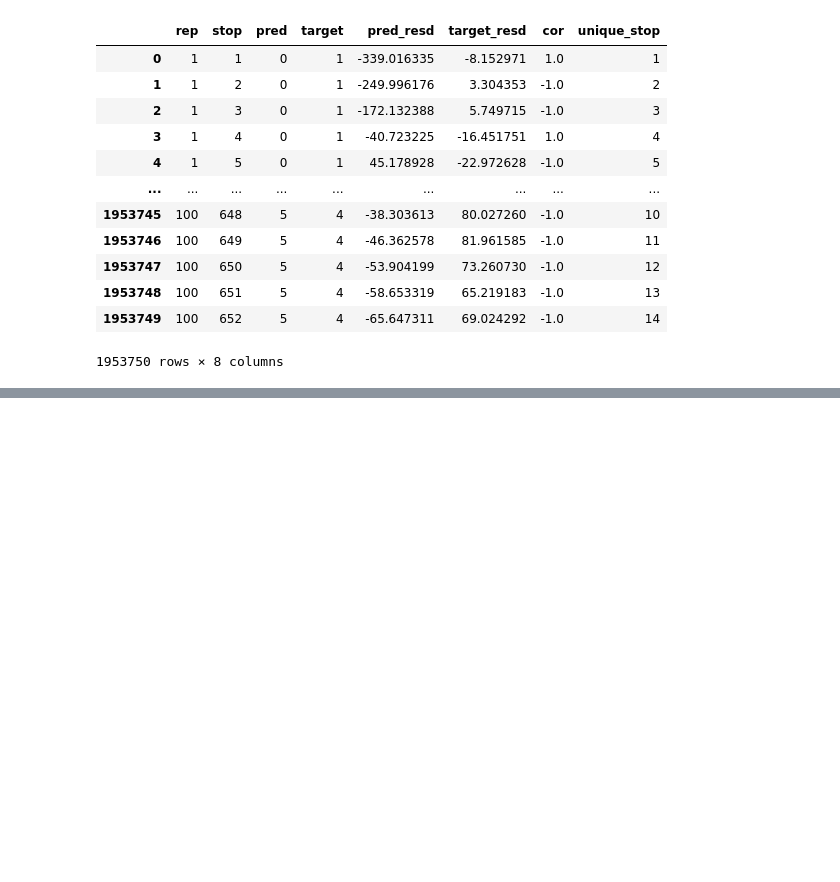
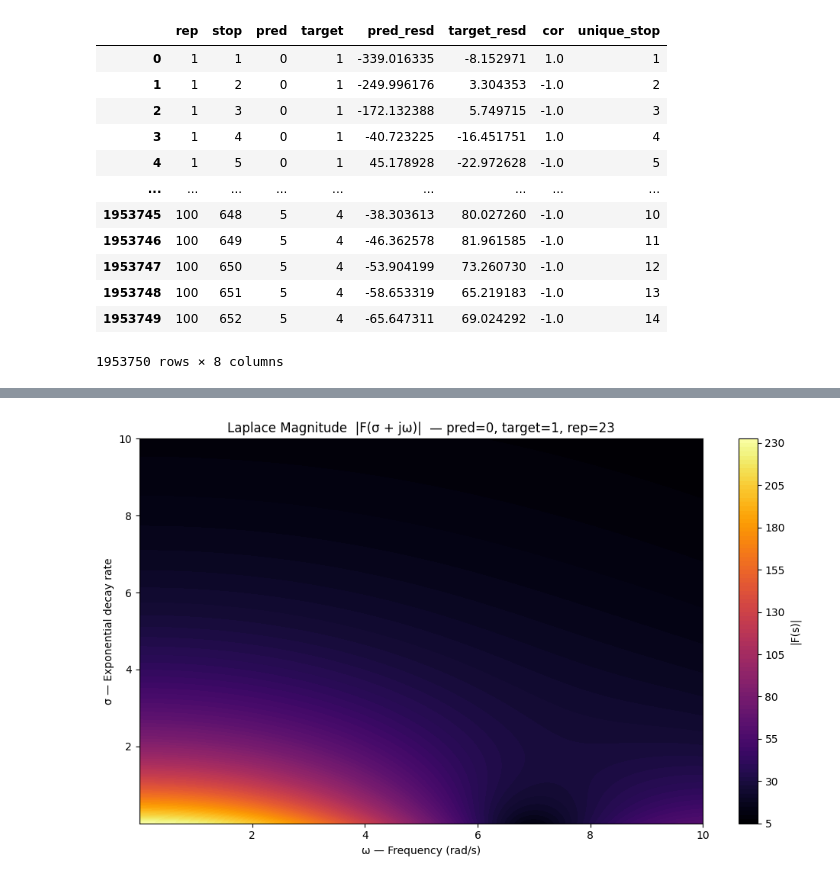
Before and after one commit to peppy-senpai/MBTA, a Jupyter notebook: part4_post_sim_analysis.ipynb, the cells around one changed output, grey strips where cells are left out. Cells and saved outputs as stored; diff of their text form; code cells hidden in the pictures; blank space fills up the shorter version.

Commit message:
laplace transform

```diff
--- a/part4_post_sim_analysis.ipynb
+++ b/part4_post_sim_analysis.ipynb
@@ -340,0 +352,30 @@ plt.plot(x, y, alpha=0.8)
+# %%
+import numpy as np
+import matplotlib.pyplot as plt
+from scipy.integrate import trapezoid
+
+y_vals = y.values
+t = np.arange(len(y_vals)) * 1.0
+t_norm = t / t.max()   # scale to [0, 1] so exp(-st) doesn't vanish
+
+sigma_range = np.linspace(0.001, 10.0, 200)
+omega_range = np.linspace(0.001, 10.0, 200)
+
+F_grid = np.zeros((len(sigma_range), len(omega_range)))
+
+for i, sigma in enumerate(sigma_range):
+    for j, omega in enumerate(omega_range):
+        s = sigma + 1j * omega
+        F_grid[i, j] = np.abs(trapezoid(y_vals * np.exp(-s * t_norm), t_norm))
+
+# Plot
+plt.figure(figsize=(10, 6))
+plt.contourf(omega_range, sigma_range, F_grid, levels=100, cmap='inferno')
+plt.colorbar(label='|F(s)|')
+plt.xlabel("ω — Frequency (rad/s)")
+plt.ylabel("σ — Exponential decay rate")
+plt.title(f"Laplace Magnitude  |F(σ + jω)|  — pred={pred}, target={target}, rep={rep}")
+plt.tight_layout()
+plt.show()
+# %% [output]
+[figure, added]
```
Also changed, not shown: parts of 2 cells of this notebook, 3 other files.
